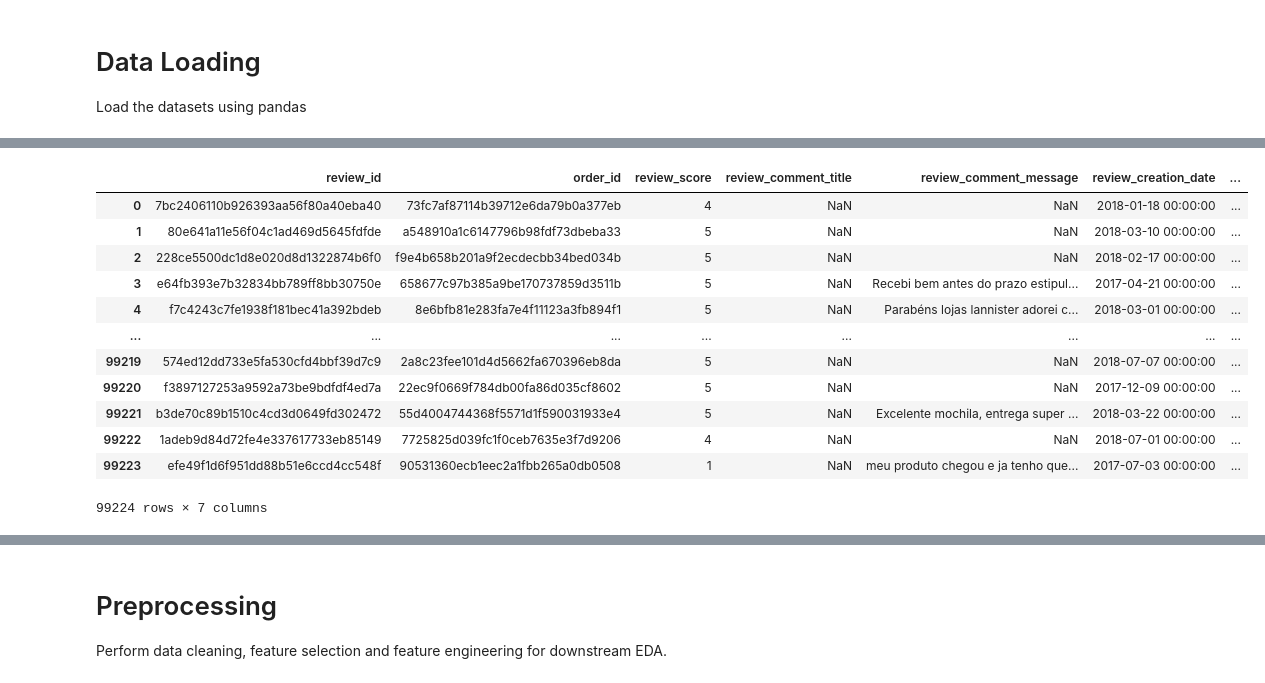
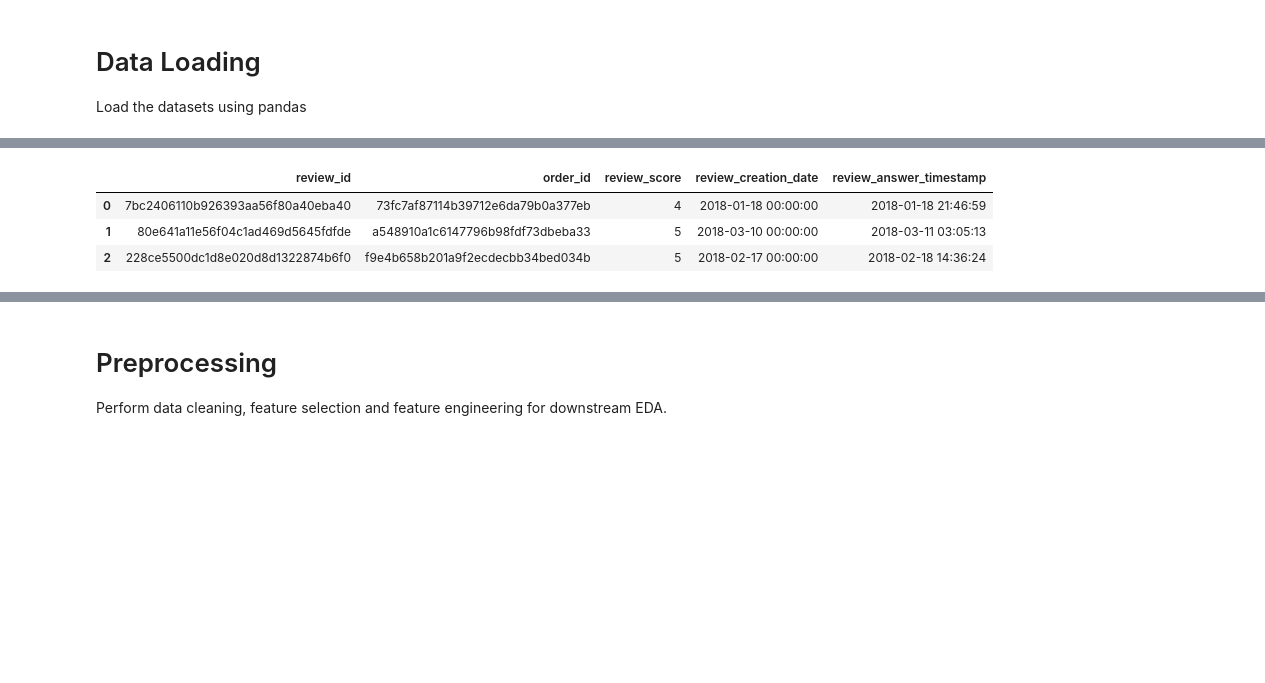
Before and after one commit to g-awaine/y3s2_caie_assessment, a Jupyter notebook: eda.ipynb, the cells around one changed output, grey strips where cells are left out. Drawn from its saved outputs; the diff is of its cells as text; code cells hidden in the pictures; blank space fills up the shorter version.

```diff
--- a/eda.ipynb
+++ b/eda.ipynb
@@ -110,20 +84,11 @@ payments_df
 # %%
 # Load the reviews dataset
-reviews_df = pd.read_csv("./data/01_raw/olist_order_reviews_dataset.csv")
-reviews_df
+reviews_df = pd.read_csv("./data/02_processed/cleaned_order_reviews_dataset.csv")
+reviews_df.head(3)
 # %% [output]
-|  | review_id | order_id | review_score | review_comment_title | review_comment_message | review_creation_date | ... |
-| 0 | 7bc2406110b926393aa56f80a40eba40 | 73fc7af87114b39712e6da79b0a377eb | 4 | NaN | NaN | 2018-01-18 00:00:00 | ... |
-| 1 | 80e641a11e56f04c1ad469d5645fdfde | a548910a1c6147796b98fdf73dbeba33 | 5 | NaN | NaN | 2018-03-10 00:00:00 | ... |
-| 2 | 228ce5500dc1d8e020d8d1322874b6f0 | f9e4b658b201a9f2ecdecbb34bed034b | 5 | NaN | NaN | 2018-02-17 00:00:00 | ... |
-| 3 | e64fb393e7b32834bb789ff8bb30750e | 658677c97b385a9be170737859d3511b | 5 | NaN | Recebi bem antes do prazo estipul... | 2017-04-21 00:00:00 | ... |
-| 4 | f7c4243c7fe1938f181bec41a392bdeb | 8e6bfb81e283fa7e4f11123a3fb894f1 | 5 | NaN | Parabéns lojas lannister adorei c... | 2018-03-01 00:00:00 | ... |
-| ... | ... | ... | ... | ... | ... | ... | ... |
-| 99219 | 574ed12dd733e5fa530cfd4bbf39d7c9 | 2a8c23fee101d4d5662fa670396eb8da | 5 | NaN | NaN | 2018-07-07 00:00:00 | ... |
-| 99220 | f3897127253a9592a73be9bdfdf4ed7a | 22ec9f0669f784db00fa86d035cf8602 | 5 | NaN | NaN | 2017-12-09 00:00:00 | ... |
-| 99221 | b3de70c89b1510c4cd3d0649fd302472 | 55d4004744368f5571d1f590031933e4 | 5 | NaN | Excelente mochila, entrega super ... | 2018-03-22 00:00:00 | ... |
-| 99222 | 1adeb9d84d72fe4e337617733eb85149 | 7725825d039fc1f0ceb7635e3f7d9206 | 4 | NaN | NaN | 2018-07-01 00:00:00 | ... |
-| 99223 | efe49f1d6f951dd88b51e6ccd4cc548f | 90531360ecb1eec2a1fbb265a0db0508 | 1 | NaN | meu produto chegou e ja tenho que... | 2017-07-03 00:00:00 | ... |
+|  | review_id | order_id | review_score | review_creation_date | review_answer_timestamp |
+| 0 | 7bc2406110b926393aa56f80a40eba40 | 73fc7af87114b39712e6da79b0a377eb | 4 | 2018-01-18 00:00:00 | 2018-01-18 21:46:59 |
+| 1 | 80e641a11e56f04c1ad469d5645fdfde | a548910a1c6147796b98fdf73dbeba33 | 5 | 2018-03-10 00:00:00 | 2018-03-11 03:05:13 |
+| 2 | 228ce5500dc1d8e020d8d1322874b6f0 | f9e4b658b201a9f2ecdecbb34bed034b | 5 | 2018-02-17 00:00:00 | 2018-02-18 14:36:24 |
-99224 rows × 7 columns
 # %%
 # Load the orders dataset
```
Also changed, not shown: parts of 42 cells of this notebook, 8 other files.
